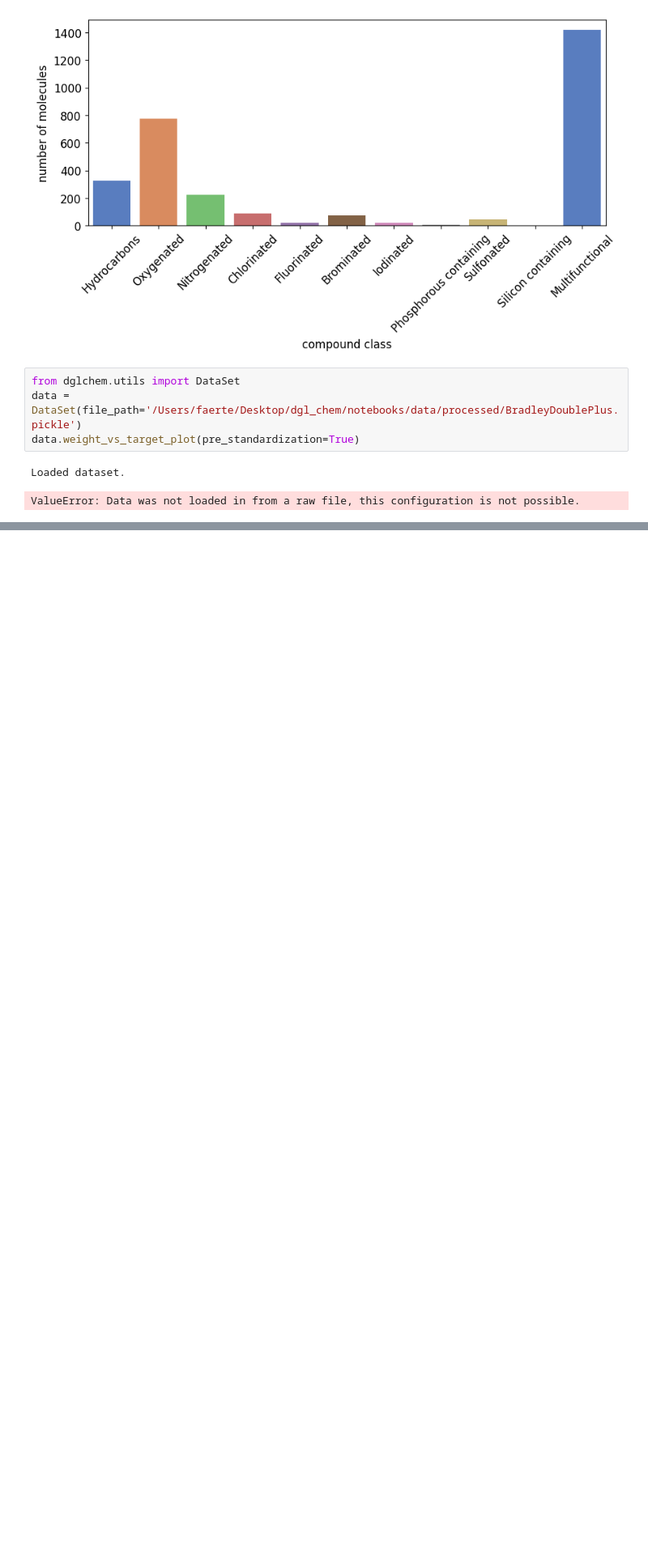
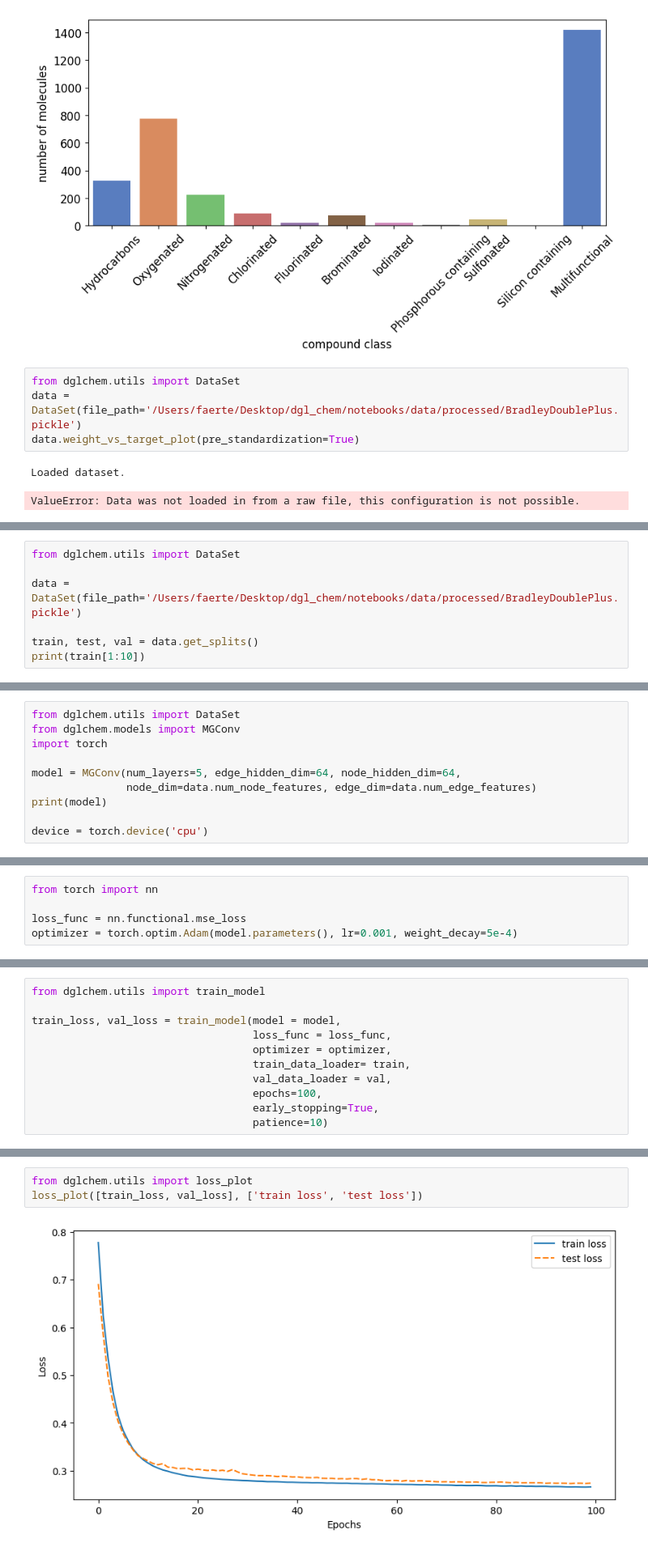
Before and after one commit to aerte/GraPE, a Jupyter notebook: notebooks/Demonstration.ipynb, the cells around one changed output, grey strips where cells are left out. Shown at 81% size. Cells and saved outputs as stored; diff of their text form; blank space fills up the shorter version.

```diff
--- a/notebooks/Demonstration.ipynb
+++ b/notebooks/Demonstration.ipynb
@@ -100,0 +99,7 @@ AttributeError: 'JointGrid' object has no attribute 'save'
+# %%
+from dglchem.utils import DataSet
+
+data = DataSet(file_path='/Users/faerte/Desktop/dgl_chem/notebooks/data/processed/BradleyDoublePlus.pickle')
+
+train, test, val = data.get_splits()
+print(train[1:10])
@@ -100,0 +117,10 @@ AttributeError: 'JointGrid' object has no attribute 'save'
+# %%
+from dglchem.utils import DataSet
+from dglchem.models import MGConv
+import torch
+
+model = MGConv(num_layers=5, edge_hidden_dim=64, node_hidden_dim=64,
+               node_dim=data.num_node_features, edge_dim=data.num_edge_features)
+print(model)
+
+device = torch.device('cpu')
@@ -100,0 +136,5 @@ AttributeError: 'JointGrid' object has no attribute 'save'
+# %%
+from torch import nn
+
+loss_func = nn.functional.mse_loss
+optimizer = torch.optim.Adam(model.parameters(), lr=0.001, weight_decay=5e-4)
@@ -100,0 +143,11 @@ AttributeError: 'JointGrid' object has no attribute 'save'
+# %%
+from dglchem.utils import train_model
+
+train_loss, val_loss = train_model(model = model,
+                                   loss_func = loss_func,
+                                   optimizer = optimizer,
+                                   train_data_loader= train,
+                                   val_data_loader = val,
+                                   epochs=100,
+                                   early_stopping=True,
+                                   patience=10)
@@ -100,0 +156,5 @@ AttributeError: 'JointGrid' object has no attribute 'save'
+# %%
+from dglchem.utils import loss_plot
+loss_plot([train_loss, val_loss], ['train loss', 'test loss'])
+# %% [output]
+[figure, added]
```
Also changed, not shown: parts of 23 cells of this notebook, 4 other files.
